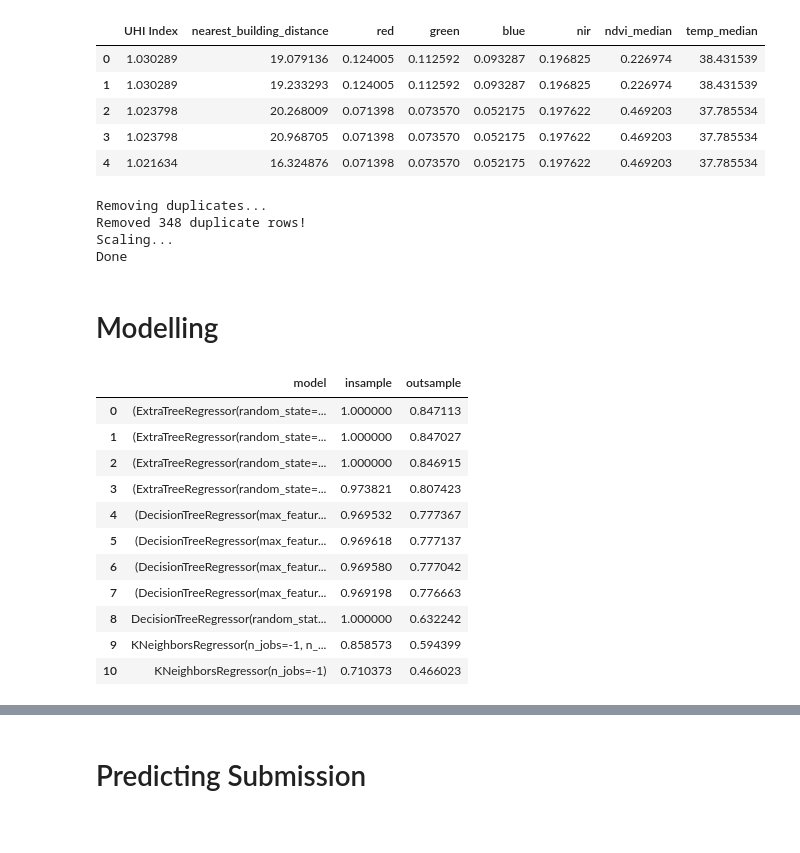
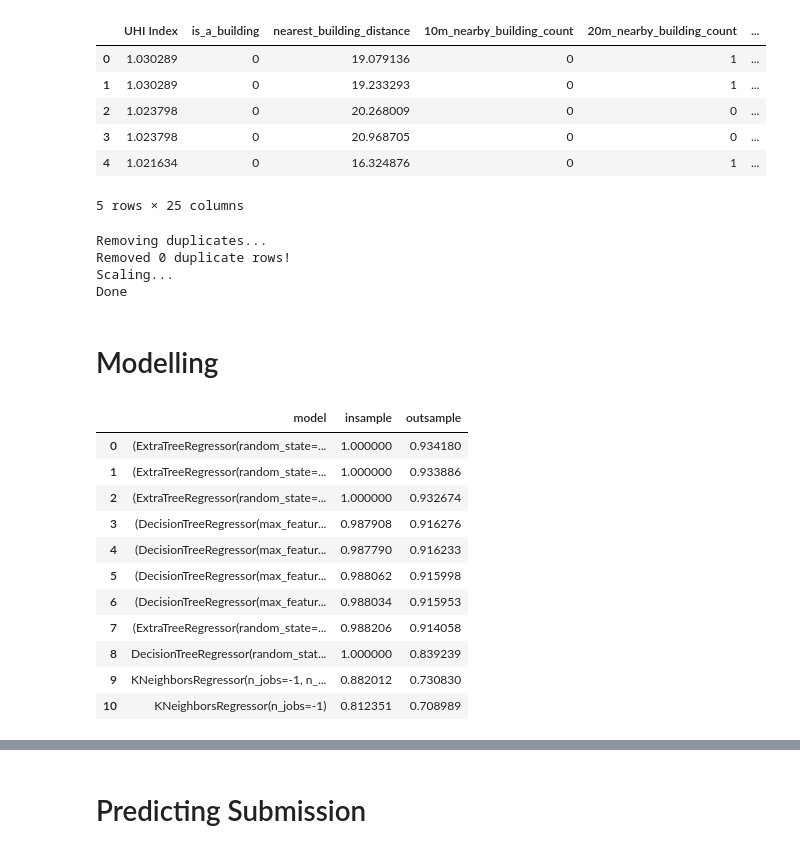
Before and after one commit to valliansayoga/ey-data-challenge-2025, a Jupyter notebook: EY2025_Training.ipynb, the cells around one changed output, grey strips where cells are left out. Drawn from its saved outputs; the diff is of its cells as text; code cells hidden in the pictures.

Commit message:
Best Model Score 0.94 1. Complex building features 2. Building counts

```diff
--- a/EY2025_Training.ipynb
+++ b/EY2025_Training.ipynb
@@ -9,21 +9,22 @@ from sklearn.preprocessing import MinMaxScaler, StandardScaler
 # %%
 to_drop = ["Latitude", "Longitude", "datetime"]
 target = "UHI Index"
 
 df = pd.read_csv("Train_Final.csv").drop(to_drop, axis=1, errors="ignore")
 
 # # Uncomment if used
-df.drop(columns=df.columns[df.columns.str.contains("count", regex=False)], inplace=True)
+# df.drop(columns=df.columns[df.columns.str.contains("count", regex=False)], inplace=True)
 
 
 df.head()
 # %% [output]
-|  | UHI Index | nearest_building_distance | red | green | blue | nir | ndvi_median | temp_median |
-| 0 | 1.030289 | 19.079136 | 0.124005 | 0.112592 | 0.093287 | 0.196825 | 0.226974 | 38.431539 |
-| 1 | 1.030289 | 19.233293 | 0.124005 | 0.112592 | 0.093287 | 0.196825 | 0.226974 | 38.431539 |
-| 2 | 1.023798 | 20.268009 | 0.071398 | 0.073570 | 0.052175 | 0.197622 | 0.469203 | 37.785534 |
-| 3 | 1.023798 | 20.968705 | 0.071398 | 0.073570 | 0.052175 | 0.197622 | 0.469203 | 37.785534 |
-| 4 | 1.021634 | 16.324876 | 0.071398 | 0.073570 | 0.052175 | 0.197622 | 0.469203 | 37.785534 |
+|  | UHI Index | is_a_building | nearest_building_distance | 10m_nearby_building_count | 20m_nearby_building_count | ... |
+| 0 | 1.030289 | 0 | 19.079136 | 0 | 1 | ... |
+| 1 | 1.030289 | 0 | 19.233293 | 0 | 1 | ... |
+| 2 | 1.023798 | 0 | 20.268009 | 0 | 0 | ... |
+| 3 | 1.023798 | 0 | 20.968705 | 0 | 0 | ... |
+| 4 | 1.021634 | 0 | 16.324876 | 0 | 1 | ... |
+5 rows × 25 columns
 # %%
 def create_train(df_features, scaler, train_size=0.8):
     print("Removing duplicates...")
@@ -46,7 +47,7 @@ scaler = StandardScaler()
 X_train, X_test, y_train, y_test, scaler = create_train(df, scaler)
 # %% [output]
 Removing duplicates...
-Removed 348 duplicate rows!
+Removed 0 duplicate rows!
 Scaling...
 Done
 # %% [markdown]
@@ -66,7 +67,7 @@ from sklearn.neighbors import KNeighborsRegressor
 from sklearn.linear_model import LogisticRegression
 from sklearn.tree import DecisionTreeRegressor
 from sklearn.neural_network import MLPRegressor
-
+from tqdm import tqdm
 models = [
     {"model": RandomForestRegressor(200, random_state=0, n_jobs=-1)},
     {"model": RandomForestRegressor(250, random_state=0, n_jobs=-1)},
@@ -82,7 +83,7 @@ models = [
     # {"model": MLPRegressor((8, 16, 32), random_state=0)},
 ]
 
-for model in models:
+for model in tqdm(models):
     insample, outsample = evaluate_model(model["model"], X_train, X_test, y_train, y_test)
     model["insample"] = insample
     model["outsample"] = outsample
@@ -91,17 +92,17 @@ results = pd.DataFrame(models).sort_values("outsample", ascending=False).reset_i
 results
 # %% [output]
 |  | model | insample | outsample |
-| 0 | (ExtraTreeRegressor(random_state=... | 1.000000 | 0.847113 |
-| 1 | (ExtraTreeRegressor(random_state=... | 1.000000 | 0.847027 |
-| 2 | (ExtraTreeRegressor(random_state=... | 1.000000 | 0.846915 |
-| 3 | (ExtraTreeRegressor(random_state=... | 0.973821 | 0.807423 |
-| 4 | (DecisionTreeRegressor(max_featur... | 0.969532 | 0.777367 |
-| 5 | (DecisionTreeRegressor(max_featur... | 0.969618 | 0.777137 |
-| 6 | (DecisionTreeRegressor(max_featur... | 0.969580 | 0.777042 |
-| 7 | (DecisionTreeRegressor(max_featur... | 0.969198 | 0.776663 |
-| 8 | DecisionTreeRegressor(random_stat... | 1.000000 | 0.632242 |
-| 9 | KNeighborsRegressor(n_jobs=-1, n_... | 0.858573 | 0.594399 |
-| 10 | KNeighborsRegressor(n_jobs=-1) | 0.710373 | 0.466023 |
+| 0 | (ExtraTreeRegressor(random_state=... | 1.000000 | 0.934180 |
+| 1 | (ExtraTreeRegressor(random_state=... | 1.000000 | 0.933886 |
+| 2 | (ExtraTreeRegressor(random_state=... | 1.000000 | 0.932674 |
+| 3 | (DecisionTreeRegressor(max_featur... | 0.987908 | 0.916276 |
+| 4 | (DecisionTreeRegressor(max_featur... | 0.987790 | 0.916233 |
+| 5 | (DecisionTreeRegressor(max_featur... | 0.988062 | 0.915998 |
+| 6 | (DecisionTreeRegressor(max_featur... | 0.988034 | 0.915953 |
+| 7 | (ExtraTreeRegressor(random_state=... | 0.988206 | 0.914058 |
+| 8 | DecisionTreeRegressor(random_stat... | 1.000000 | 0.839239 |
+| 9 | KNeighborsRegressor(n_jobs=-1, n_... | 0.882012 | 0.730830 |
+| 10 | KNeighborsRegressor(n_jobs=-1) | 0.812351 | 0.708989 |
 # %%
 best_model = results.iloc[0]
 best_model.model
```
Also changed, not shown: parts of 3 cells of this notebook.
